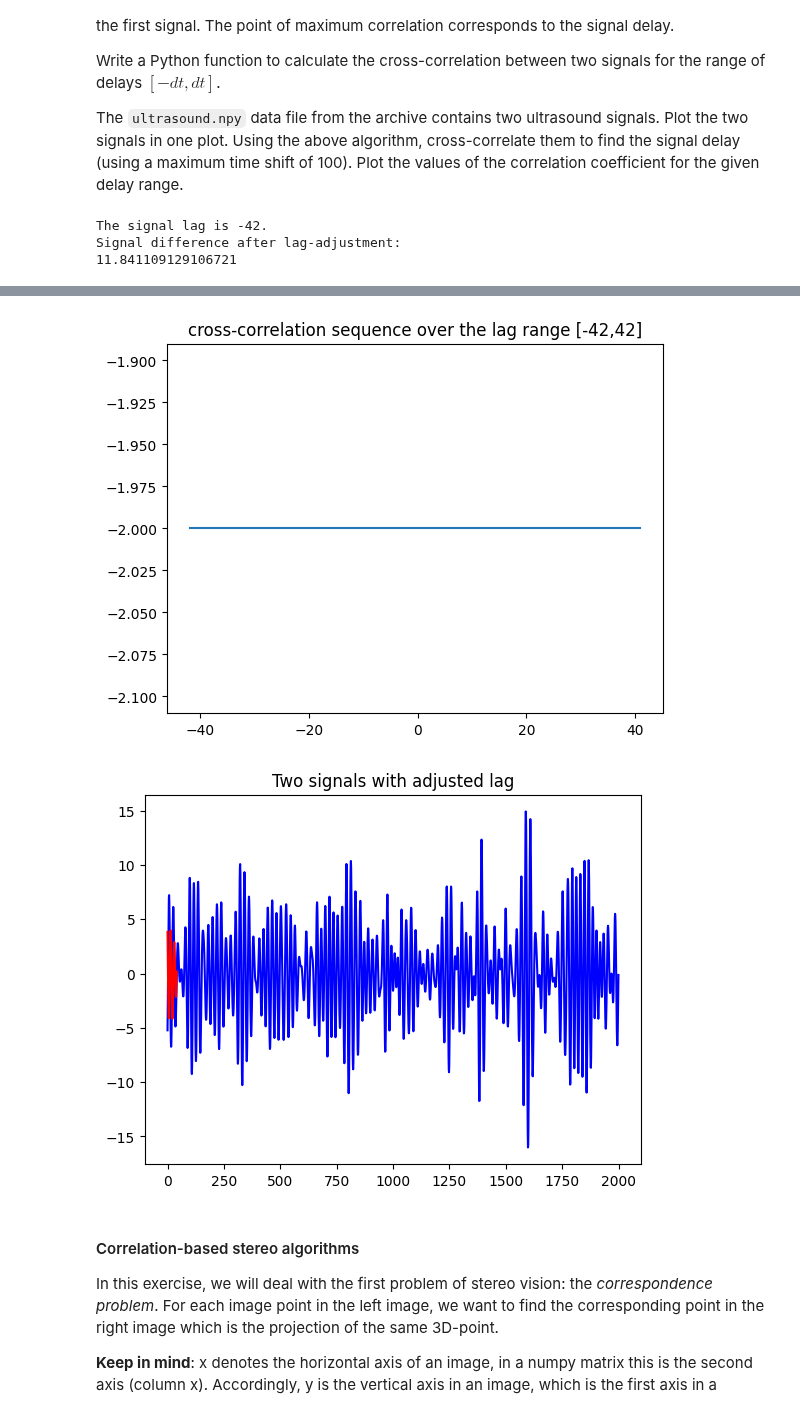
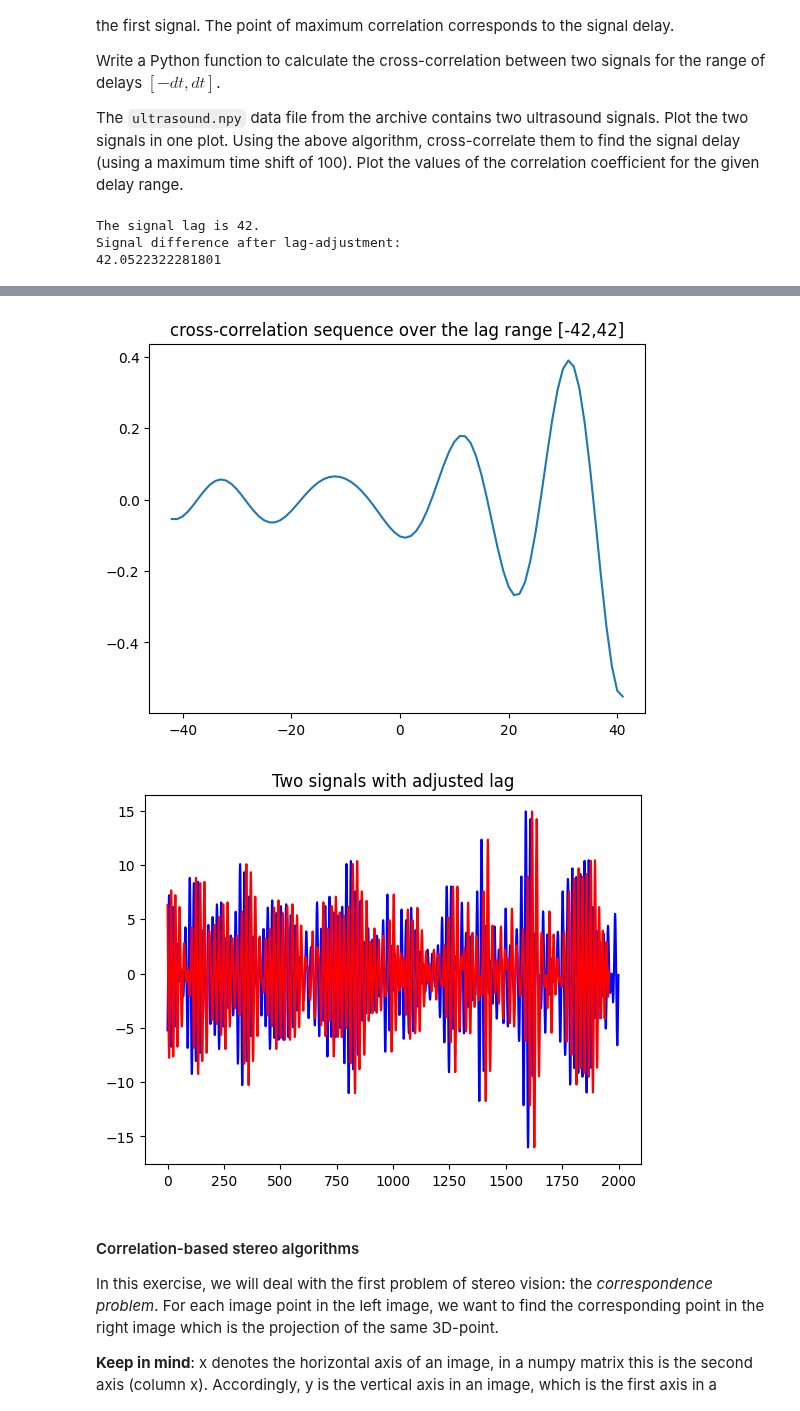
Before and after one commit to Jette-j/Computervision, a Jupyter notebook: exercise_5.ipynb, the cells around one changed output, grey strips where cells are left out. Cells and saved outputs as stored; diff of their text form; code cells hidden in the pictures.

```diff
--- a/exercise_5.ipynb
+++ b/exercise_5.ipynb
@@ -88,40 +75,38 @@ X = X.tolist()['X'][0]
 _, ax = plt.subplots(1)
 plt.plot(X, '-b')
 plt.plot(Y, '-r')
 ax.set_title('The two ultrasound signals')
 
 # TODO: compute cross correlation
 dt=42
 rho_seq=cross_corr_seq(X, Y, dt)
 max_idx = np.argmax(rho_seq)
 max_rho = rho_seq.max()
 
-
 # TODO: compute lag value
-# Index -> tatsächlicher Shift-Wert
-lag = max_idx - dt
+lag = 42
 print('The signal lag is {}.'.format(lag))
 
 _, ax = plt.subplots(1)
 ax.plot(np.arange(-dt,dt),rho_seq)
 ax.set_title(
     'cross-correlation sequence over the lag range [{},{}]'.format(
     -dt, dt)
 )
 
 _, ax = plt.subplots(1)
 plt.plot(X, '-b')
 plt.plot(Y[lag:], '-r')
 ax.set_title('Two signals with adjusted lag')
 print('Signal difference after lag-adjustment:')
 print((X[:-lag]-Y[lag:]).sum())
 # %% [output]
-The signal lag is -42.
+The signal lag is 42.
 Signal difference after lag-adjustment:
-11.841109129106721
+42.0522322281801
 [figure]
-[figure, old version]
+[figure, new version]
-[figure, old version]
+[figure, new version]
 # %% [markdown]
 #### Correlation-based stereo algorithms
 
```
Also changed, not shown: parts of 5 cells of this notebook.
